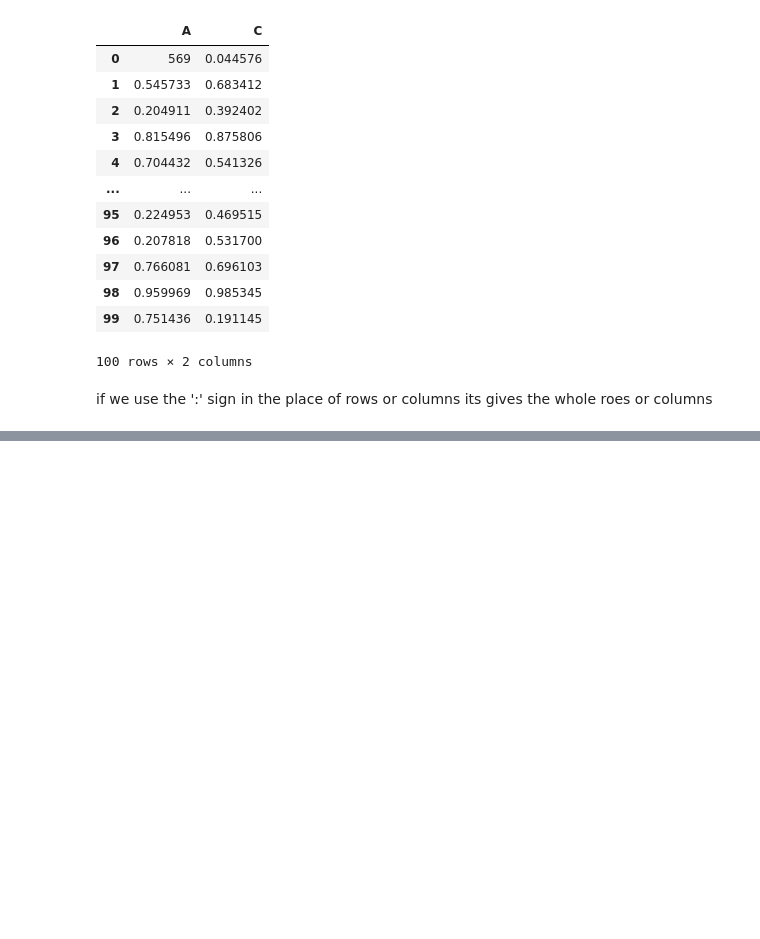
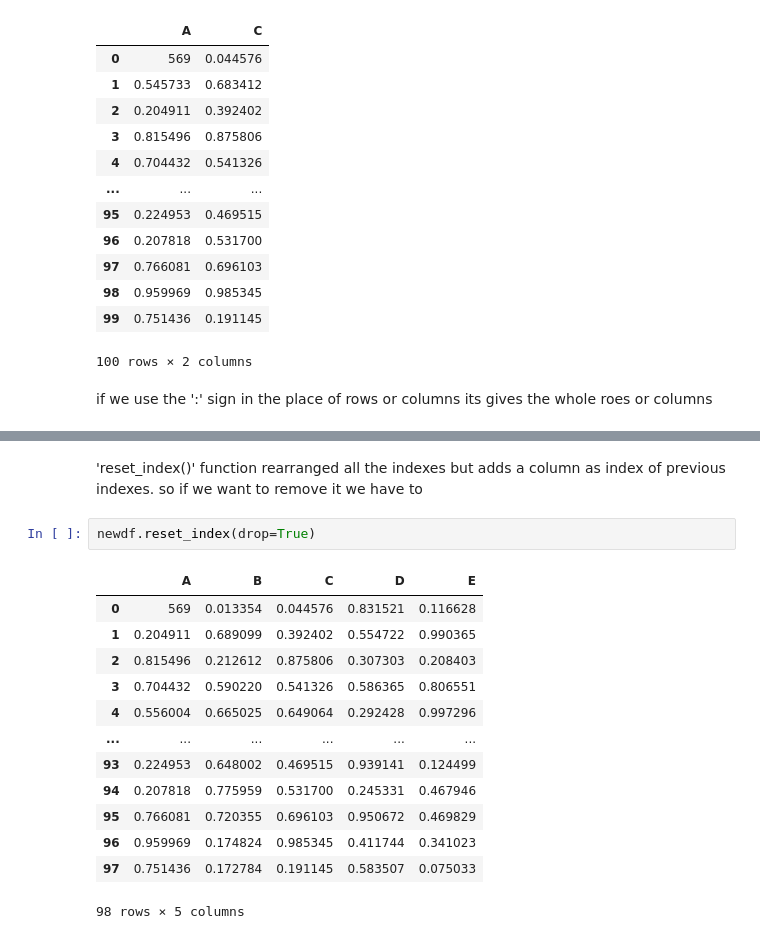
Before and after one commit to RDX-Rudra/Python-World, a Jupyter notebook: jupiter/numpy.ipynb, the cells around one changed output, grey strips where cells are left out. Cells and saved outputs as stored; diff of their text form; blank space fills up the shorter version.

```diff
--- a/jupiter/numpy.ipynb
+++ b/jupiter/numpy.ipynb
@@ -463,0 +559,19 @@ if we use the ':' sign in the place of rows or columns its gives the whole roes
+# %% [markdown]
+'reset_index()' function rearranged all the indexes but adds a column as index of previous indexes.
+so if we want to remove it we have to
+# %%
+newdf.reset_index(drop=True)
+# %% [output]
+|  | A | B | C | D | E |
+| 0 | 569 | 0.013354 | 0.044576 | 0.831521 | 0.116628 |
+| 1 | 0.204911 | 0.689099 | 0.392402 | 0.554722 | 0.990365 |
+| 2 | 0.815496 | 0.212612 | 0.875806 | 0.307303 | 0.208403 |
+| 3 | 0.704432 | 0.590220 | 0.541326 | 0.586365 | 0.806551 |
+| 4 | 0.556004 | 0.665025 | 0.649064 | 0.292428 | 0.997296 |
+| ... | ... | ... | ... | ... | ... |
+| 93 | 0.224953 | 0.648002 | 0.469515 | 0.939141 | 0.124499 |
+| 94 | 0.207818 | 0.775959 | 0.531700 | 0.245331 | 0.467946 |
+| 95 | 0.766081 | 0.720355 | 0.696103 | 0.950672 | 0.469829 |
+| 96 | 0.959969 | 0.174824 | 0.985345 | 0.411744 | 0.341023 |
+| 97 | 0.751436 | 0.172784 | 0.191145 | 0.583507 | 0.075033 |
+98 rows × 5 columns
```
Also changed, not shown: parts of 24 cells of this notebook.
